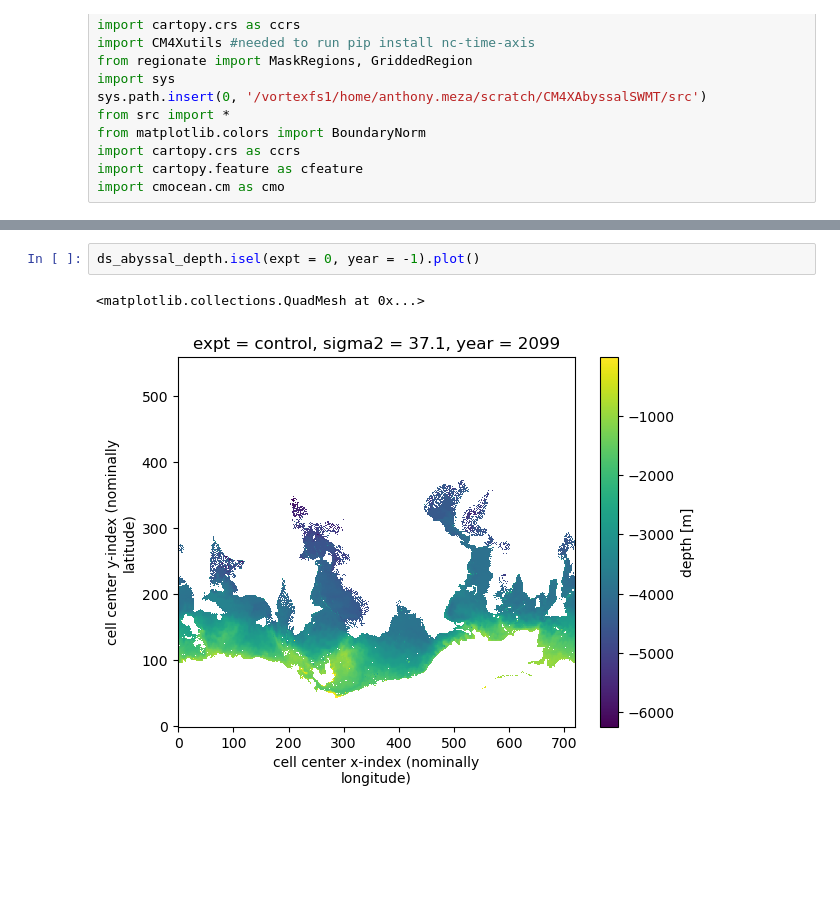
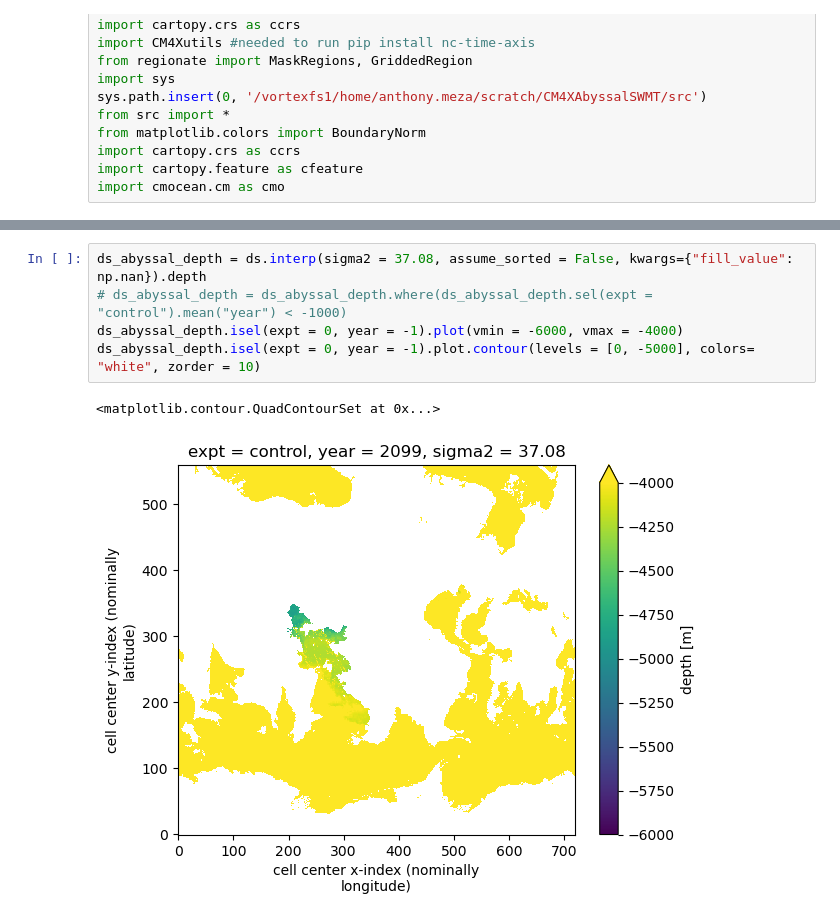
Before and after one commit to anthony-meza/CM4XAbyssalSWMT, a Jupyter notebook: notebooks/2p.plotting_IsopycnalDepth_divergence.ipynb, the cells around one changed output, grey strips where cells are left out. Cells and saved outputs as stored; diff of their text form; blank space fills up the shorter version.

```diff
--- a/notebooks/2p.plotting_IsopycnalDepth_divergence.ipynb
+++ b/notebooks/2p.plotting_IsopycnalDepth_divergence.ipynb
@@ -56,5 +85,8 @@ ds_abyssal_depth = ds_abyssal_depth.where(ds_abyssal_depth.sel(expt = "control")
 # %%
-ds_abyssal_depth.isel(expt = 0, year = -1).plot()
+ds_abyssal_depth = ds.interp(sigma2 = 37.08, assume_sorted = False, kwargs={"fill_value": np.nan}).depth
+# ds_abyssal_depth = ds_abyssal_depth.where(ds_abyssal_depth.sel(expt = "control").mean("year") < -1000)
+ds_abyssal_depth.isel(expt = 0, year = -1).plot(vmin = -6000, vmax = -4000)
+ds_abyssal_depth.isel(expt = 0, year = -1).plot.contour(levels = [0, -5000], colors= "white", zorder = 10)
 # %% [output]
-<matplotlib.collections.QuadMesh at 0x...>
+<matplotlib.contour.QuadContourSet at 0x...>
-[figure, old version]
+[figure, new version]
```
Also changed, not shown: parts of 13 cells of this notebook, 14 other files.
